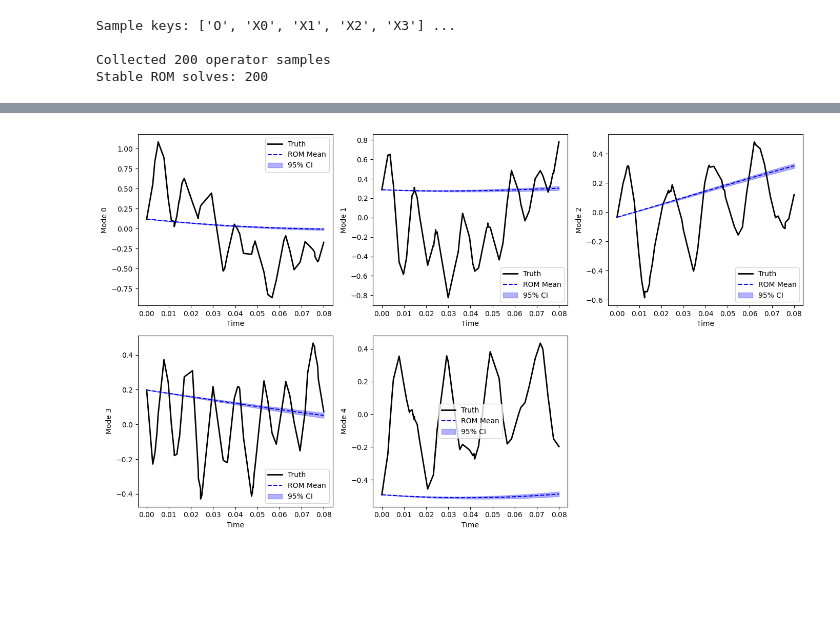
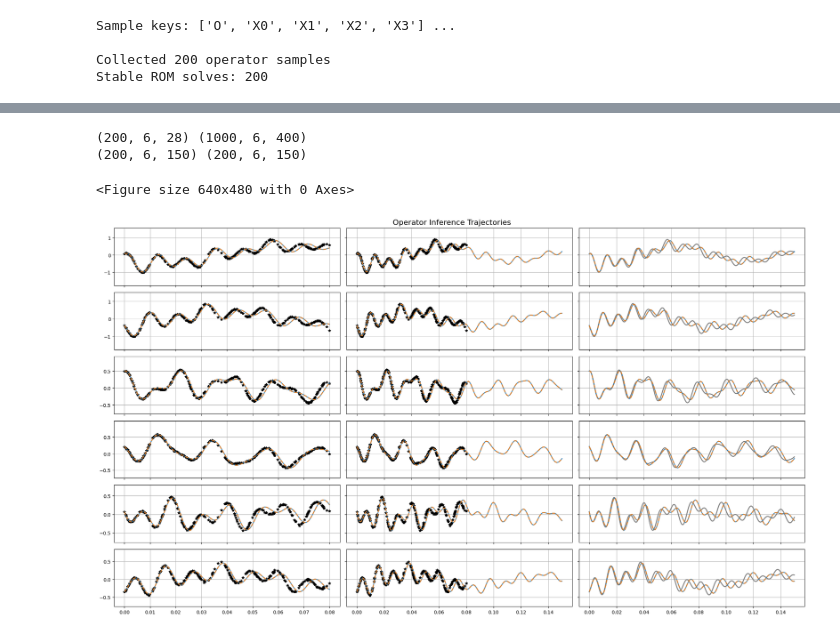
Before and after one commit to Anthony50102/probabilistic_rom_inference, a Jupyter notebook: experiments/euler/02_full_bayesian.ipynb, the cells around one changed output, grey strips where cells are left out. Drawn from its saved outputs; the diff is of its cells as text; code cells hidden in the pictures; blank space fills up the shorter version.

Commit message:
Refactored lots of the code base. Mainly working on euler -> heat -> fitz. This commit is the first decent results for euler in the dense low noise scheme.

```diff
--- a/experiments/euler/02_full_bayesian.ipynb
+++ b/experiments/euler/02_full_bayesian.ipynb
@@ -135,10 +196,10 @@ Prior operator shape: (5, 21)
 # %% [markdown]
 ## 4. Fit GP Hyperparameters
 # %%
-# Fit GP for each mode via MLE
+# Fit GP for each mode via MLE (on scaled data if enabled)
 Ls, Vs, Ns, gp_models = fit_gp_hyperparameters_mle(
     time_domain=time_sampled,
-    snapshots=snapshots_comp_sampled,
+    snapshots=training_data,
     verbose=True
 )
 # %% [output]
@@ -194,16 +268,16 @@ def bayesian_opinf_model(time, gamma=1e-1, gamma2=1e2, normalization=1e-6):
 # %%
 # Run SVI
 if RUN_SVI:
-    time_eval = time_sampled  # Evaluate at training times
     svi_result = run_svi(
         model=bayesian_opinf_model,
         rng_key=rng_key,
         time_eval=time_eval,
         gamma=GAMMA,
         gamma2=GAMMA2,
-        num_steps=30000,
-        learning_rate=1e-4,
-        verbose=True
+        num_steps=50000,
+        learning_rate=1e-2,
+        verbose=True,
+        guide=GUIDE
     )
     samples = svi_result.samples
 
@@ -275,7 +346,7 @@ Os, Xs, rom_solves = generate_rom_predictions(
     num_modes=NUM_MODES,
     num_pulls=200,
     input_func=None,
-    data_scaler=None
+    data_scaler=data_scaler if USE_SCALED_DATA else None
 )
 
 print(f"Collected {len(Os)} operator samples")
@@ -308,28 +379,42 @@ Posterior std (first row):
 # %%
-# State reconstruction
-if len(rom_solves) > 0:
-    rom_mean = rom_solves.mean(axis=0)
-    rom_std = rom_solves.std(axis=0)
+# State reconstruction using EulerPlotter (like backup notebook)
+import importlib
+import euler_plotter
+importlib.reload(euler_plotter)
 
-    fig, axes = plt.subplots(2, 3, figsize=(14, 8))
-    for i, ax in enumerate(axes.flat):
-        if i >= NUM_MODES:
-            ax.axis('off')
-            continue
-        ax.plot(time_eval, snapshots_comp_sampled[i], 'k-', label='Truth', lw=2)
-        ax.plot(time_eval, rom_mean[i], 'b--', label='ROM Mean', lw=1.5)
-        ax.fill_between(
-            time_eval,
-            rom_mean[i] - 2*rom_std[i],
-            rom_mean[i] + 2*rom_std[i],
-            alpha=0.3, color='blue', label='95% CI'
-        )
-        ax.set_xlabel('Time')
-        ax.set_ylabel(f'Mode {i}')
-        ax.legend()
-    plt.tight_layout()
-    plt.show()
-else:
-    print("No stable ROM solutions found")
+plotter = euler_plotter.EulerPlotter(
+    numPODmodes=NUM_MODES,
+    time_domain_training=time_sampled,
+    time_domain_prediction=time_domain_full,
+    time_domain_eval_training=time_domain_eval_training,
+    time_domain_eval_prediction=time_domain_eval_prediction,
+    snapshots_training=snapshots_comp_sampled,
+    snapshots_prediction=full_states_compressed,
+)
+
+# Get latent state samples from posterior and inverse-transform if scaled
+latent_state_samples = []
+for i in range(NUM_MODES):
+    if f'X{i}' in samples:
+        Xi = samples[f'X{i}']
+        # Inverse-transform from scaled space to original
+        if USE_SCALED_DATA and data_scaler is not None:
+            Xi = np.array(Xi) * data_scaler.stds_[i, 0] + data_scaler.means_[i, 0]
+        latent_state_samples.append(Xi)
+    else:
+        latent_state_samples.append(np.tile(snapshots_comp_sampled[i], (len(Os), 1)))
+
+plotter.operator_plot(
+    q0=snapshots_comp_sampled[:, 0],
+    operator_samples=Os,
+    latent_state_samples=latent_state_samples,
+    rom=rom,
+    figsize=(21, 12),
+    max_num_samples=200
+)
+plt.show()
 # %% [output]
+(200, 6, 28) (1000, 6, 400)
+(200, 6, 150) (200, 6, 150)
+<Figure size 640x480 with 0 Axes>
-[figure, old version]
+[figure, new version]
```
Also changed, not shown: parts of 22 cells of this notebook, 14 other files.
